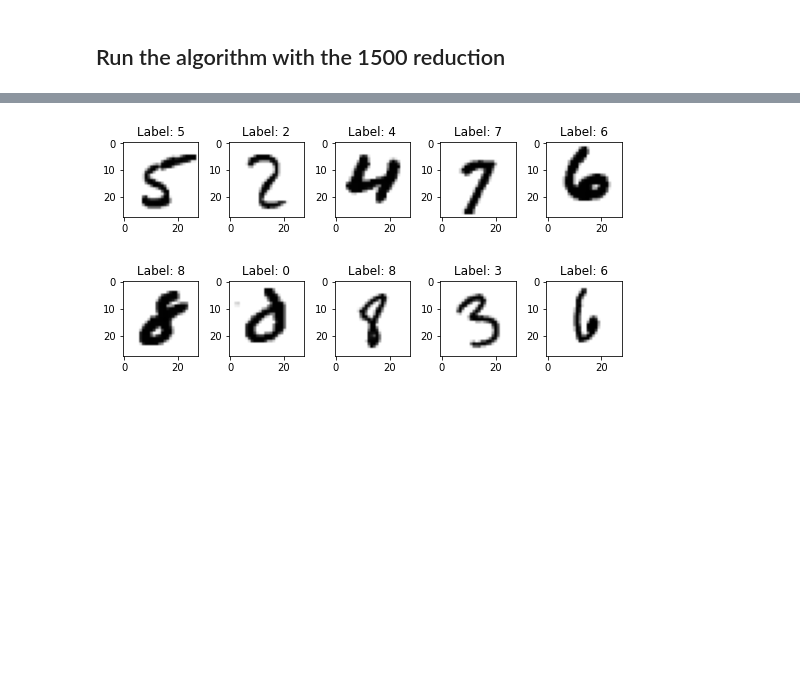
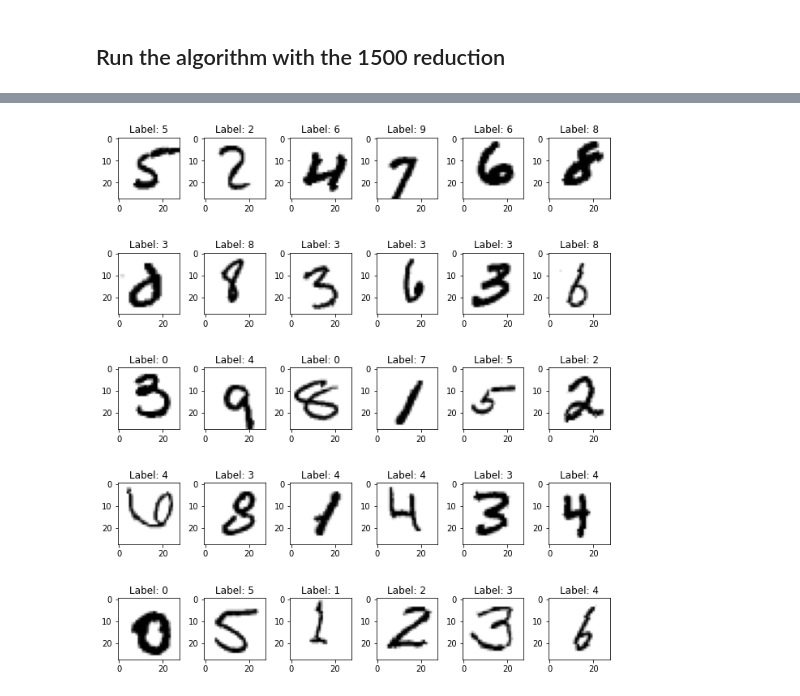
Before and after one commit to lfoscari/kernel-mnist, a Jupyter notebook: visualization/Digit classification example.ipynb, the cells around one changed output, grey strips where cells are left out. Saved outputs shown, nothing was run; the diff lists cells and outputs as text; code cells hidden in the pictures; blank space fills up the shorter version.

```diff
--- a/visualization/Digit classification example.ipynb
+++ b/visualization/Digit classification example.ipynb
@@ -62,17 +23,19 @@ Extracting data/MNIST/raw/t10k-labels-idx1-ubyte.gz to data/MNIST/raw
 # %% [markdown]
 ## Sample
+# %%
+num = 30
+examples = x_train[:num]
+labels = y_train[:num]
+
+rows = 5
+cols = 6
 # %%
-num = 10
-images = x_train[:num]
-labels = y_train[:num]
-
-rows = 2
-cols = 5
 fig, axes = plt.subplots(rows, cols, figsize=(1.5 * cols, 2 * rows))
 
 for i in range(num):
     ax = axes[i // cols, i % cols]
-    ax.imshow(images[i][0], cmap='gray_r')
+    image = examples[i].reshape((1, 28, 28))
+    ax.imshow(image[0], cmap='gray_r')
     ax.set_title(f"Label: {labels[i]}")
 
 plt.tight_layout()
@@ -95,21 +58,23 @@ Wall time: 2.27 s
 # %%
-def classify(model, digit):
-    digit = digit.reshape((-1, ))
-    kernel_matrix = polynomial(digit, x_train_km.T)
-    scores = [torch.sum(kernel_matrix * sgn_label(y_train_km, label) * alpha, 0)
-              for label, alpha in enumerate(model)]
-    return torch.max(torch.stack(scores), 0)[1]
+def classify(model, examples):
+    kernel_matrix = polynomial(examples, x_train_km.T)
+    scores = torch.zeros((model.shape[0], examples.shape[0]))
+
+    for label, alpha in enumerate(model):
+        scores[label] = torch.sum(kernel_matrix * sgn_label(y_train_km, label) * alpha, 1)
+
+    return torch.argmax(scores, 0)
 # %%
 fig, axes = plt.subplots(rows, cols, figsize=(1.5 * cols, 2 * rows))
+predictions = classify(mkp.model, examples)
 
 for i in range(num):
-    prediction = classify(mkp.model, images[i][0])
-
     ax = axes[i // cols, i % cols]
-    ax.imshow(images[i][0], cmap="gray_r")
-    ax.set_title(f"Label: {prediction}")
+    image = examples[i].reshape((1, 28, 28))
+    ax.imshow(image[0], cmap='gray_r')
+    ax.set_title(f"Label: {predictions[i]}")
 
 plt.tight_layout()
 plt.show()
 # %% [output]
-[figure, old version]
+[figure, new version]
```
Also changed, not shown: parts of 5 cells of this notebook, 10 other files.
